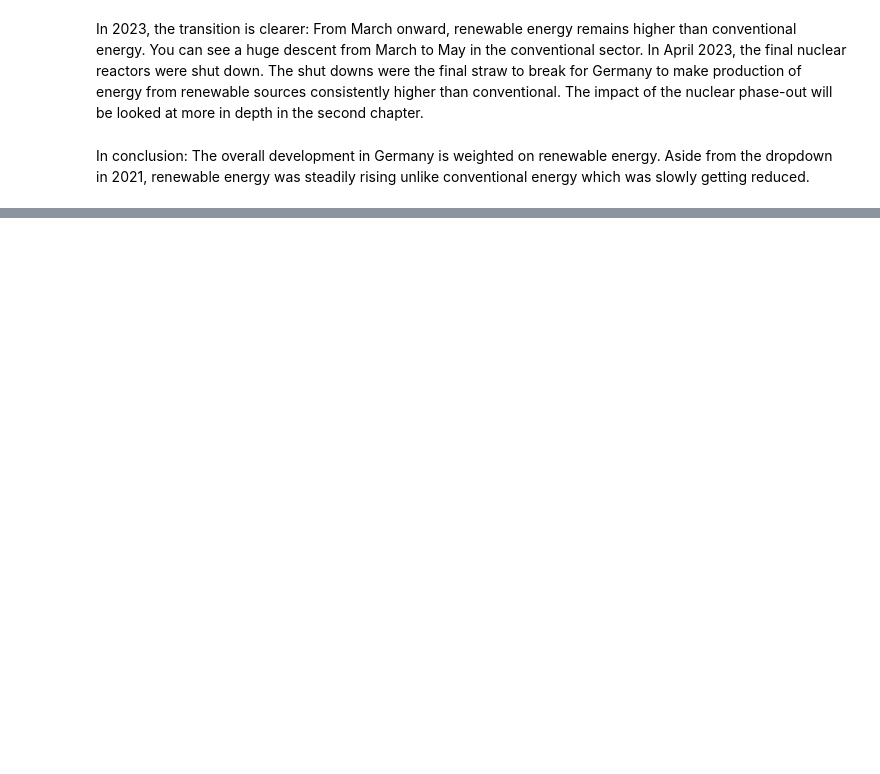
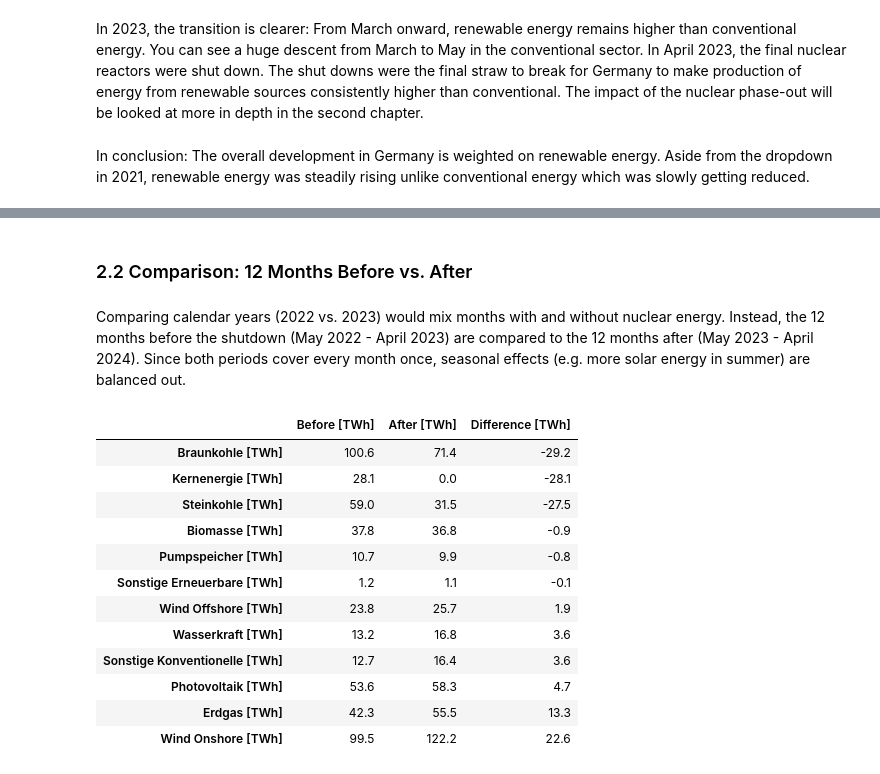
Before and after one commit to Yoem29/Energy-Development-Germany, a Jupyter notebook: notebooks/Analysis.ipynb, the cells around one changed output, grey strips where cells are left out. Cells and saved outputs as stored; diff of their text form; code cells hidden in the pictures; blank space fills up the shorter version.

```diff
--- a/notebooks/Analysis.ipynb
+++ b/notebooks/Analysis.ipynb
@@ -113,0 +150,29 @@ In conclusion: The overall development in Germany is weighted on renewable energ
+# %% [markdown]
+### 2.2 Comparison: 12 Months Before vs. After
+# %% [markdown]
+Comparing calendar years (2022 vs. 2023) would mix months with and without nuclear energy. Instead, the 12 months before the shutdown (May 2022 - April 2023) are compared to the 12 months after (May 2023 - April 2024). Since both periods cover every month once, seasonal effects (e.g. more solar energy in summer) are balanced out.
+# %%
+twh_columns = [col for col in df.columns if "[TWh]" in col]
+dates = pd.to_datetime(df["Datum von"])
+
+before = df[(dates >= "2022-05-01") & (dates < "2023-05-01")][twh_columns].sum()
+after = df[(dates >= "2023-05-01") & (dates < "2024-05-01")][twh_columns].sum()
+
+df_comparison = pd.DataFrame({"Before [TWh]": before, "After [TWh]": after})
+df_comparison["Difference [TWh]"] = df_comparison["After [TWh]"] - df_comparison["Before [TWh]"]
+df_comparison = df_comparison.sort_values("Difference [TWh]")
+df_comparison.round(1)
+# %% [output]
+|  | Before [TWh] | After [TWh] | Difference [TWh] |
+| Braunkohle [TWh] | 100.6 | 71.4 | -29.2 |
+| Kernenergie [TWh] | 28.1 | 0.0 | -28.1 |
+| Steinkohle [TWh] | 59.0 | 31.5 | -27.5 |
+| Biomasse [TWh] | 37.8 | 36.8 | -0.9 |
+| Pumpspeicher [TWh] | 10.7 | 9.9 | -0.8 |
+| Sonstige Erneuerbare [TWh] | 1.2 | 1.1 | -0.1 |
+| Wind Offshore [TWh] | 23.8 | 25.7 | 1.9 |
+| Wasserkraft [TWh] | 13.2 | 16.8 | 3.6 |
+| Sonstige Konventionelle [TWh] | 12.7 | 16.4 | 3.6 |
+| Photovoltaik [TWh] | 53.6 | 58.3 | 4.7 |
+| Erdgas [TWh] | 42.3 | 55.5 | 13.3 |
+| Wind Onshore [TWh] | 99.5 | 122.2 | 22.6 |
```
Also changed, not shown: parts of 14 cells of this notebook.
